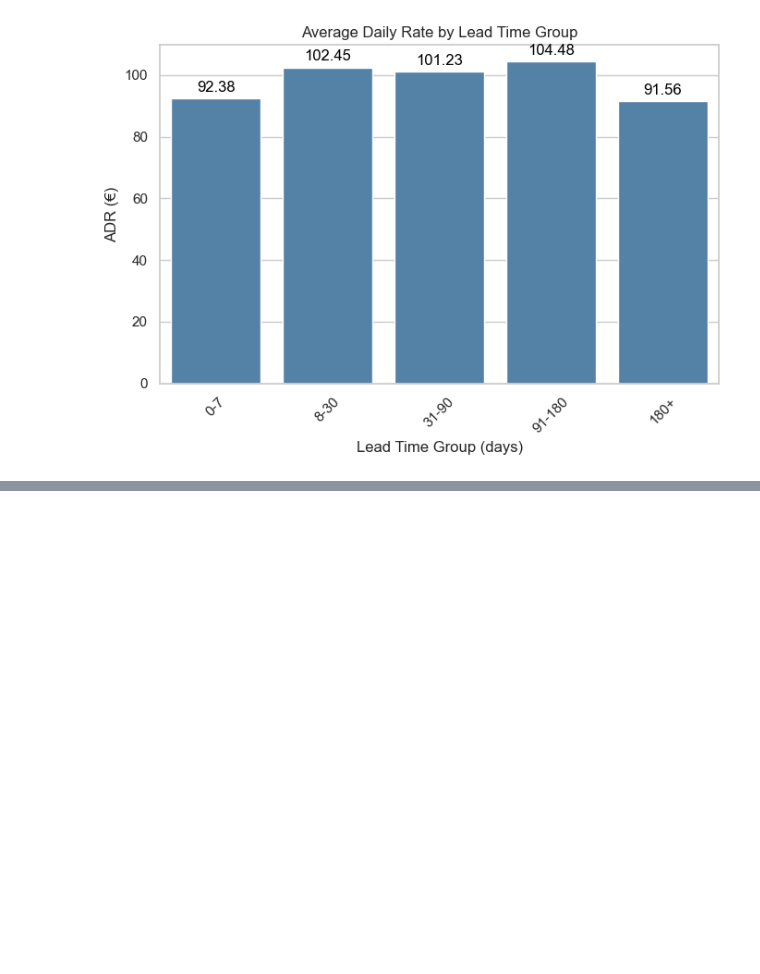
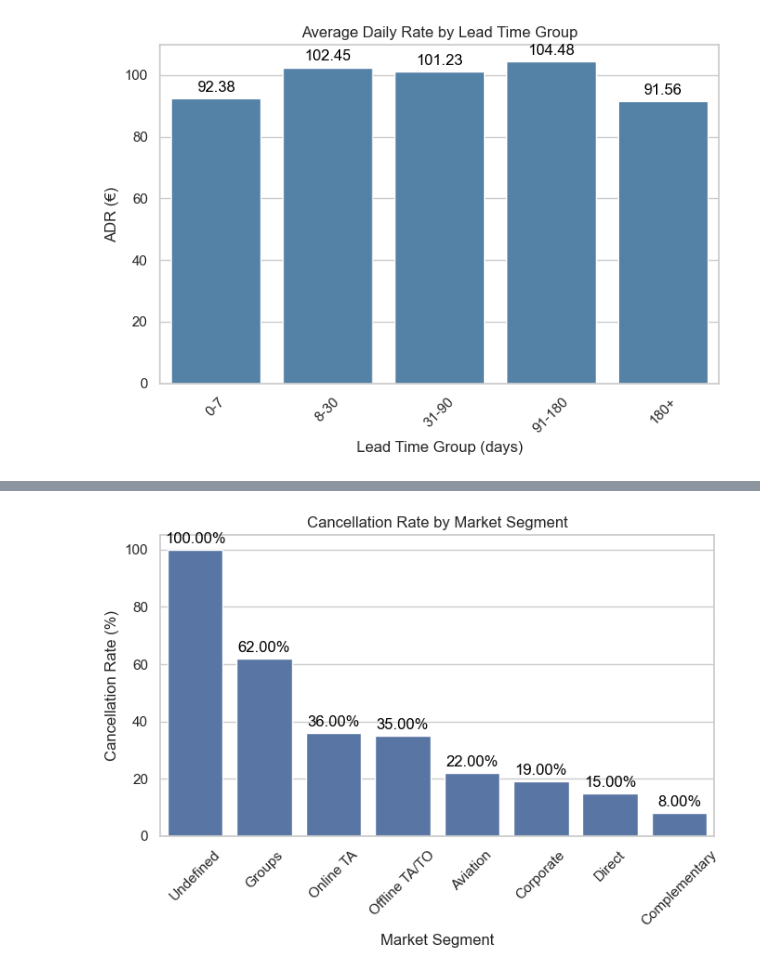
Before and after one commit to mbacke15/hotel-booking-revenue-analysis, a Jupyter notebook: notebooks/02_analyse.ipynb, the cells around one changed output, grey strips where cells are left out. Drawn from its saved outputs; the diff is of its cells as text; code cells hidden in the pictures; blank space fills up the shorter version.

Commit message:
Add cancellation rate analysis by market segment

```diff
--- a/notebooks/02_analyse.ipynb
+++ b/notebooks/02_analyse.ipynb
@@ -73,3 +73,8 @@ plt.savefig('../exports/adr_by_lead_time_group.png', bbox_inches='tight')
 plt.show()
 # %% [output]
 [figure]
+# %%
+#average cancellation rate by market segment
+cancellation_rate = df.groupby('market_segment')['is_canceled'].mean().round(2) * 100
+cancellation_rate = cancellation_rate.sort_values(ascending=False)
+print(cancellation_rate)
@@ -75,0 +105,13 @@ plt.show()
+# %%
+# cancellation rate by market segment visualization
+fig, ax = plt.subplots(figsize=(7, 5))
+sns.barplot(x=cancellation_rate.index, y=cancellation_rate.values, ax=ax)
+ax.bar_label(ax.containers[0], fmt='%.2f%%', padding=3, color='black')
+plt.title('Cancellation Rate by Market Segment')
+plt.xlabel('Market Segment')
+plt.ylabel('Cancellation Rate (%)')
+plt.xticks(rotation=45)
+plt.tight_layout()
+plt.show()
+# %% [output]
+[figure, added]
```
Also changed, not shown: parts of 3 cells of this notebook.
